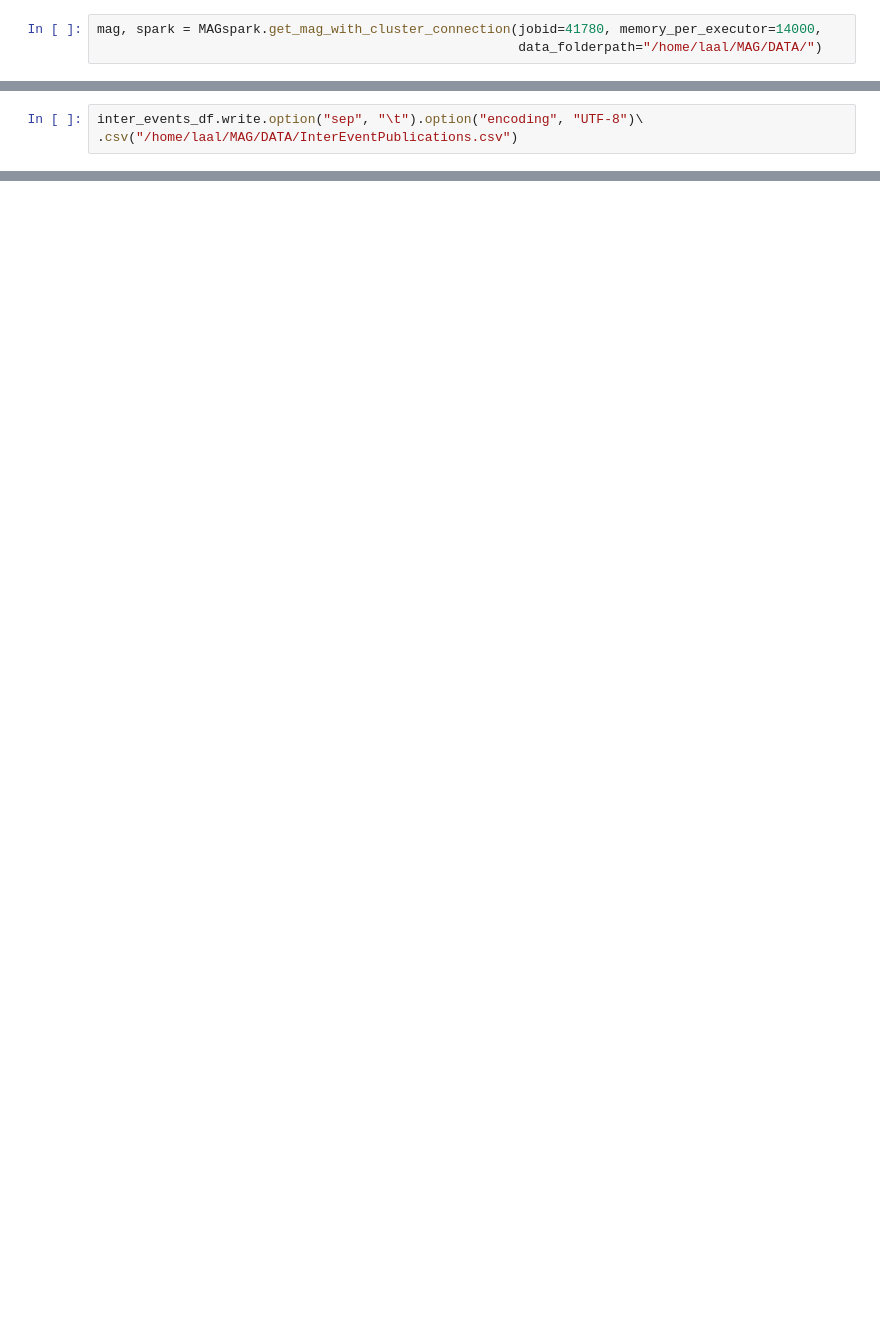
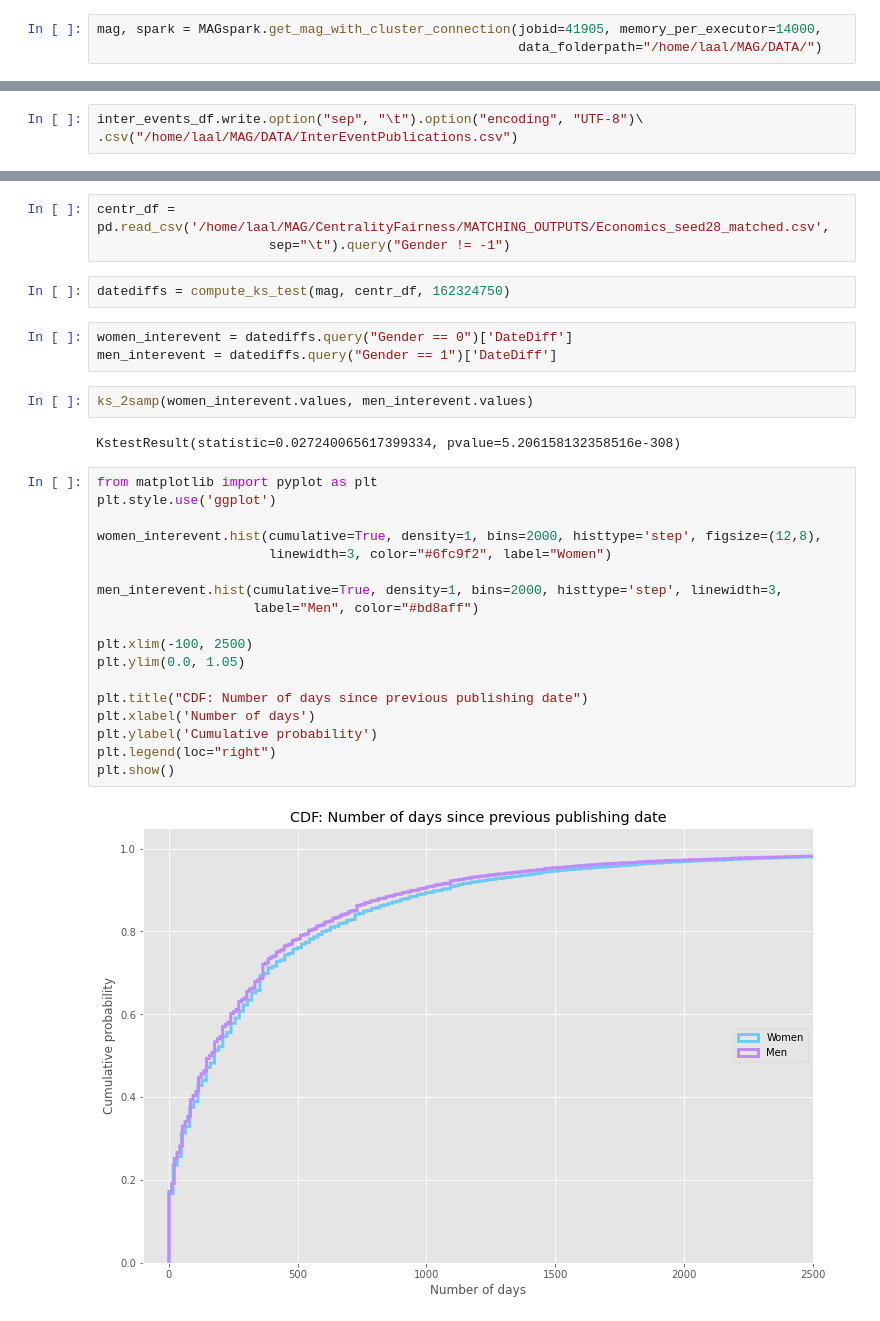
Before and after one commit to buschbirk/CentralityFairness, a Jupyter notebook: Network pipeline.ipynb, the cells around one changed output, grey strips where cells are left out. Saved outputs shown, nothing was run; the diff lists cells and outputs as text; blank space fills up the shorter version.

```diff
--- a/Network pipeline.ipynb
+++ b/Network pipeline.ipynb
@@ -18,6 +18,6 @@ os.environ["SPARK_LOCAL_DIRS"] = "/home/laal/MAG/TMP"
 os.environ["JAVA_HOME"] = "/usr/lib/jvm/java-1.8.0-openjdk-1.8.0.242.b08-0.el7_7.x86_64"
 os.environ['SPARK_HOME'] = "/home/laal/MAG/spark-3.0.2-bin-hadoop2.7"
 # %%
-mag, spark = MAGspark.get_mag_with_cluster_connection(jobid=41780, memory_per_executor=14000,
+mag, spark = MAGspark.get_mag_with_cluster_connection(jobid=41905, memory_per_executor=14000,
                                                       data_folderpath="/home/laal/MAG/DATA/")
 # %% [output]
@@ -483,0 +512,32 @@ inter_events_df.write.option("sep", "\t").option("encoding", "UTF-8")\
+# %%
+centr_df = pd.read_csv('/home/laal/MAG/CentralityFairness/MATCHING_OUTPUTS/Economics_seed28_matched.csv',
+                      sep="\t").query("Gender != -1")
+# %%
+datediffs = compute_ks_test(mag, centr_df, 162324750)
+# %%
+women_interevent = datediffs.query("Gender == 0")['DateDiff']
+men_interevent = datediffs.query("Gender == 1")['DateDiff']
+# %%
+ks_2samp(women_interevent.values, men_interevent.values)
+# %% [output]
+KstestResult(statistic=0.027240065617399334, pvalue=5.206158132358516e-308)
+# %%
+from matplotlib import pyplot as plt
+plt.style.use('ggplot')
+
+women_interevent.hist(cumulative=True, density=1, bins=2000, histtype='step', figsize=(12,8),
+                      linewidth=3, color="#6fc9f2", label="Women")
+
+men_interevent.hist(cumulative=True, density=1, bins=2000, histtype='step', linewidth=3,
+                    label="Men", color="#bd8aff")
+
+plt.xlim(-100, 2500)
+plt.ylim(0.0, 1.05)
+
+plt.title("CDF: Number of days since previous publishing date")
+plt.xlabel('Number of days')
+plt.ylabel('Cumulative probability')
+plt.legend(loc="right")
+plt.show()
+# %% [output]
+[figure, added]
```
Also changed, not shown: parts of 8 cells of this notebook, 3 other files.
